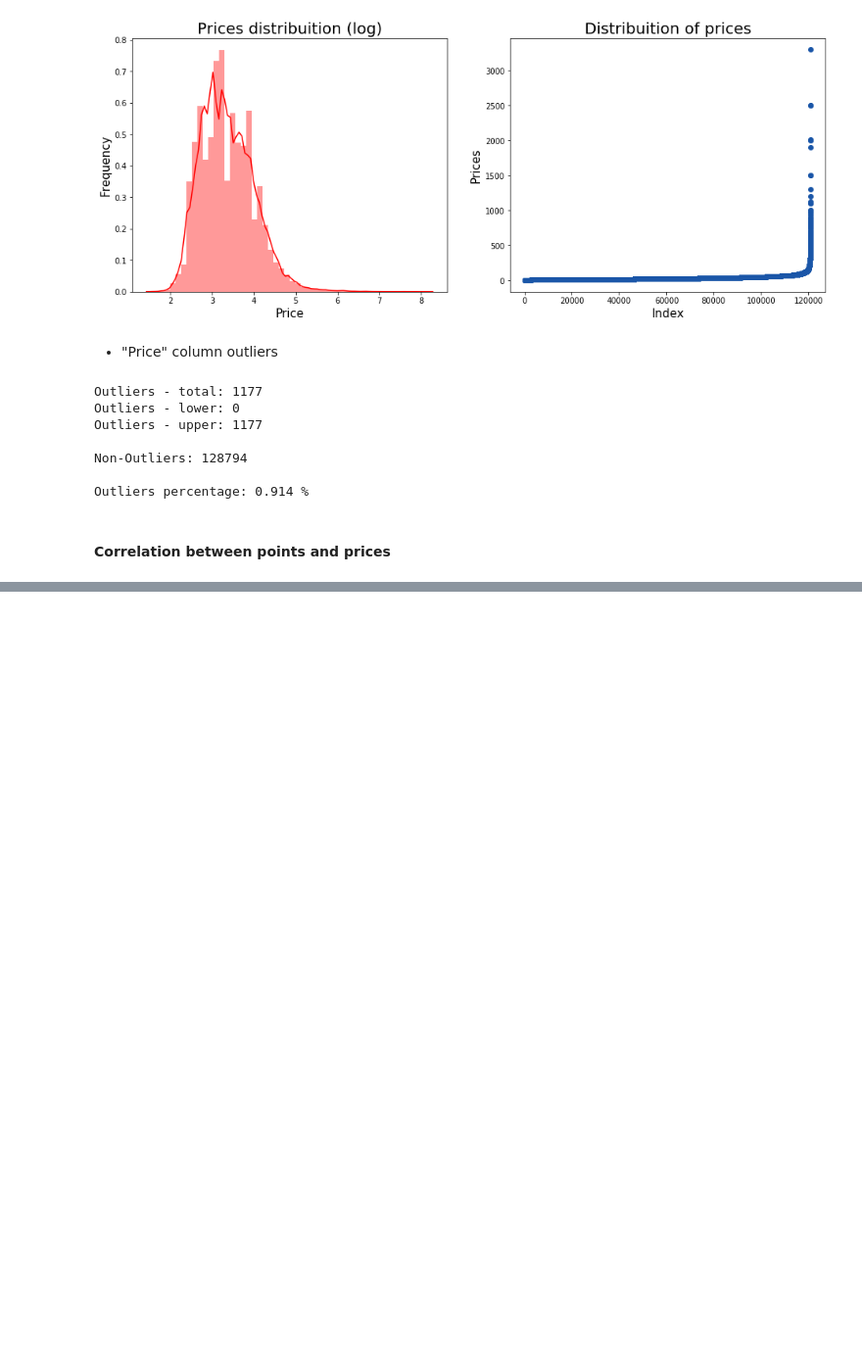
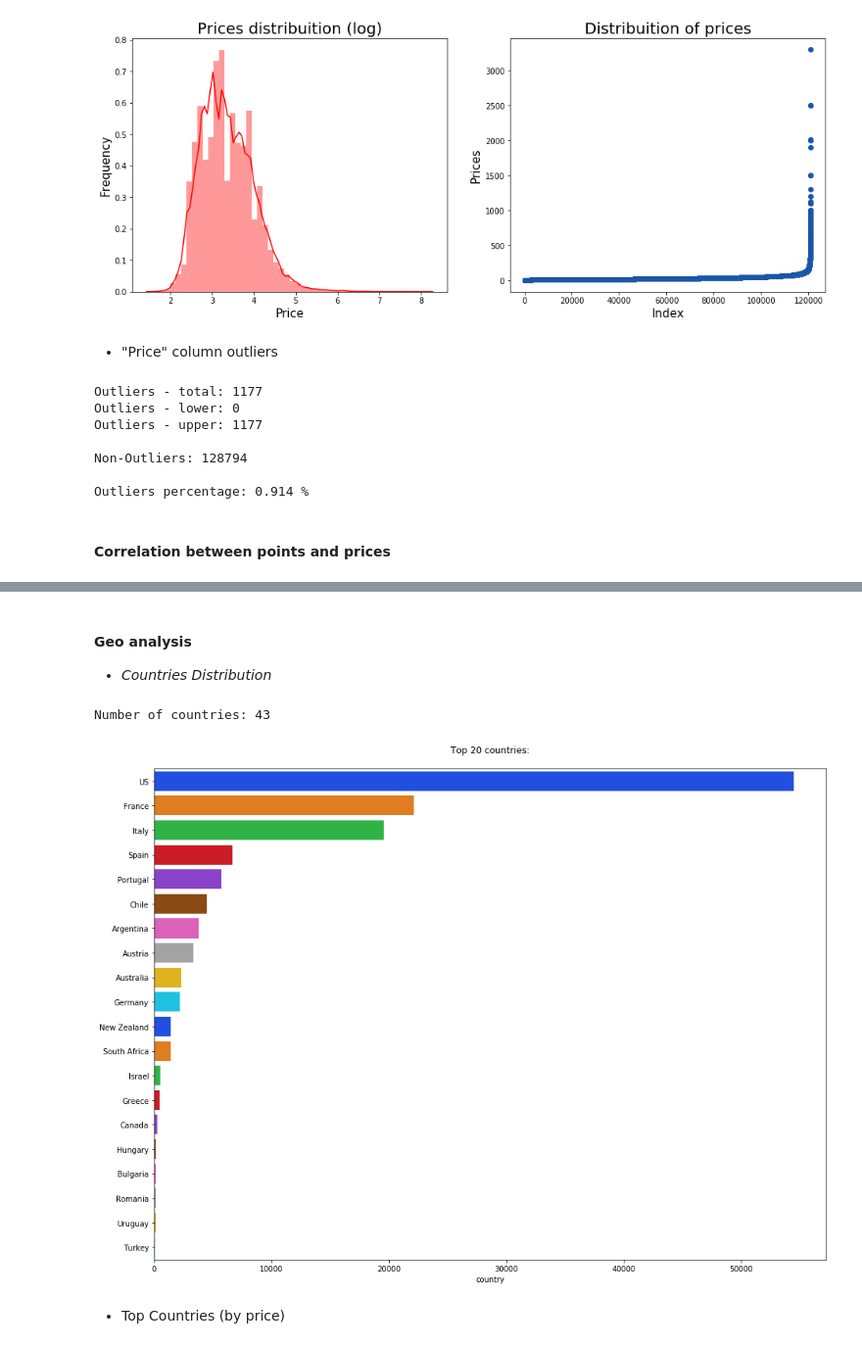
Before and after one commit to jdavidd/Exploratory-Data-Analysis---Wine-Reviews, a Jupyter notebook: notebooks/Data Exploration.ipynb, the cells around one changed output, grey strips where cells are left out. Shown at 98% size. Saved outputs shown, nothing was run; the diff lists cells and outputs as text; code cells hidden in the pictures; blank space fills up the shorter version.

Commit message:
Data Exploration update - analysis on geolocation (country) and based on description text

```diff
--- a/notebooks/Data Exploration.ipynb
+++ b/notebooks/Data Exploration.ipynb
@@ -293,0 +296,20 @@ plt.show()
+# %% [markdown]
+#### Geo analysis
+
+- *Countries Distribution*
+# %%
+print("Number of countries:", wines_dataset['country'].nunique())
+
+plt.figure(figsize=(16, 12))
+
+top_20_countries = wines_dataset['country'].value_counts().to_frame()[0:20]
+
+sns.barplot(x=top_20_countries['country'], y=top_20_countries.index, data=top_20_countries, palette='bright', orient='h')
+plt.title("Top 20 countries:\n");
+
+plt.show()
+# %% [output]
+Number of countries: 43
+[figure, added]
+# %% [markdown]
+- Top Countries (by price)
```
Also changed, not shown: parts of 14 cells of this notebook.
